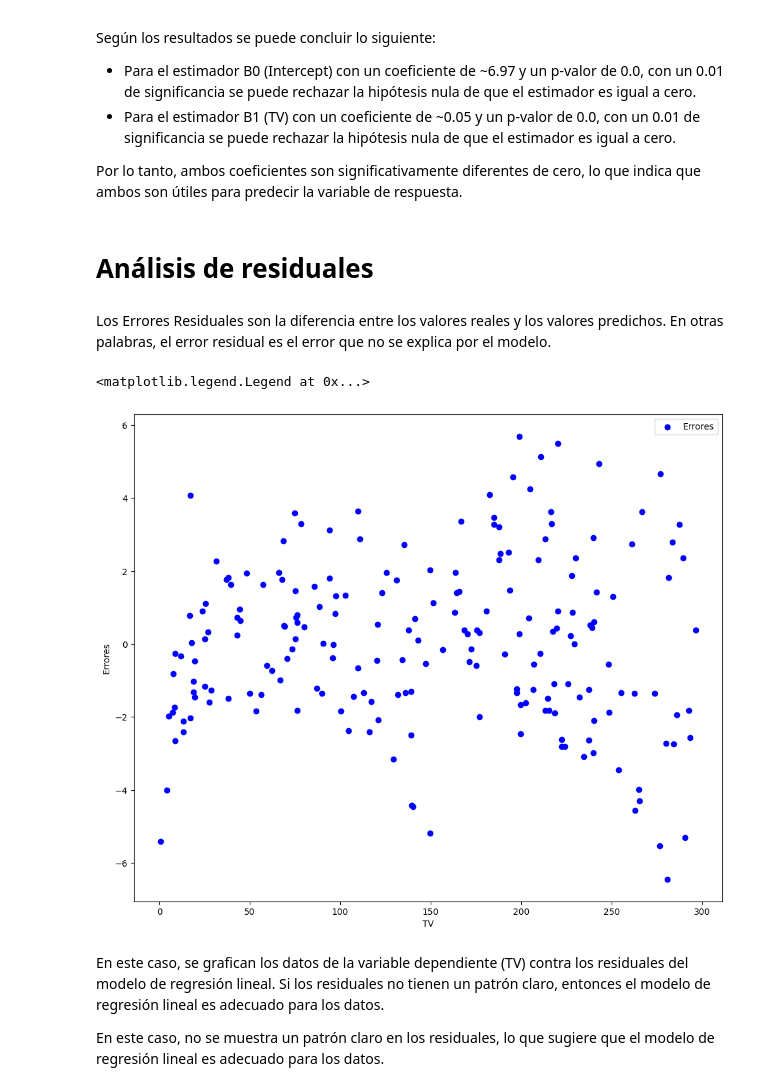
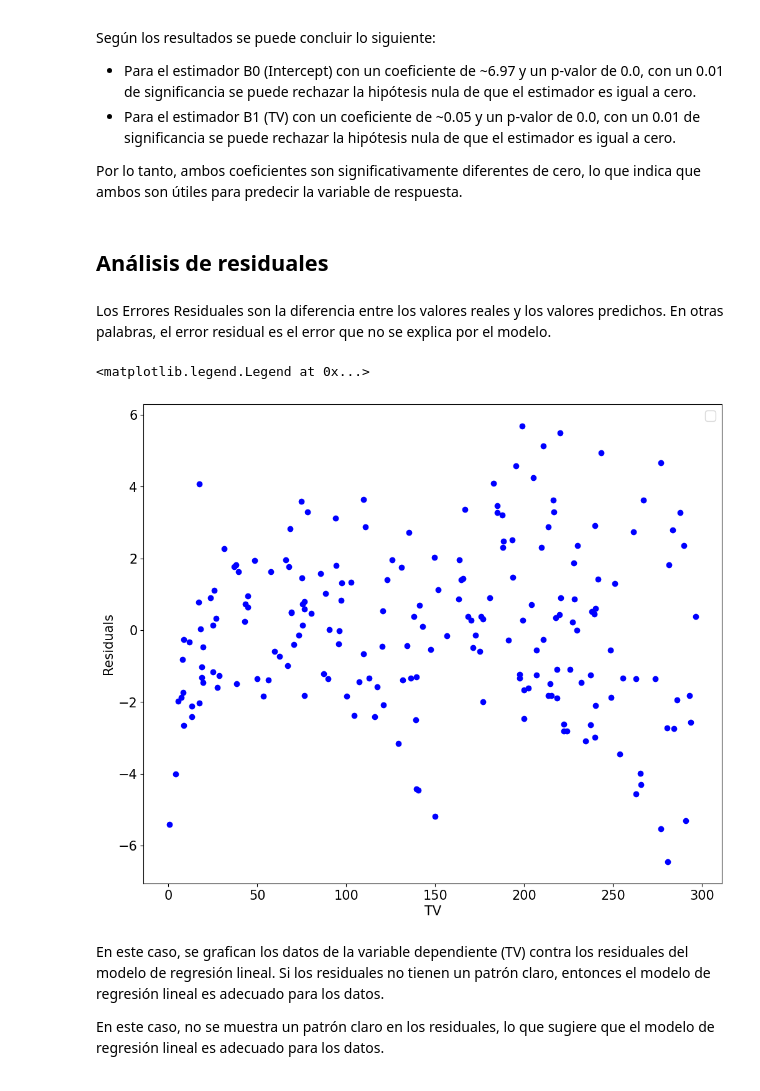
Before and after one commit to gabalvarezmc/AnalisisDatos_T2, a Jupyter notebook: 02-CalculoRegresion.ipynb, the cells around one changed output. Cells and saved outputs as stored; diff of their text form; code cells hidden in the pictures.

```diff
--- a/02-CalculoRegresion.ipynb
+++ b/02-CalculoRegresion.ipynb
@@ -9,3 +12,7 @@ import matplotlib.pyplot as plt
+# %%
+matplotlib.rc('xtick', labelsize=15)
+matplotlib.rc('ytick', labelsize=15)
+matplotlib.rcParams.update({'font.size': 15})
 # %%
 data = pd.read_csv("advertising.csv")
 data
@@ -144,20 +156,20 @@ Según los resultados se puede concluir lo siguiente:
 
 Por lo tanto, ambos coeficientes son significativamente diferentes de cero, lo que indica que ambos son útiles para predecir la variable de respuesta.
 # %% [markdown]
-# Análisis de residuales
+## Análisis de residuales
 # %% [markdown]
 Los Errores Residuales son la diferencia entre los valores reales y los valores predichos. En otras palabras, el error residual es el error que no se explica por el modelo.
 # %%
 # Linealidad: Errores deben comportarse de forma aleatoria
 data['errors'] = data['Sales'] - data['sales_prediction']
 fig, ax = plt.subplots(1, 1, figsize = (12, 10))
-ax.scatter(data['TV'], data['errors'], c = 'blue', label = 'Errores')
+ax.scatter(data['TV'], data['errors'], c = 'blue')
 ax.set_xlabel('TV')
-ax.set_ylabel('Errores')
+ax.set_ylabel('Residuals')
 ax.legend()
 # %% [output]
 <matplotlib.legend.Legend at 0x...>
-[figure, old version]
+[figure, new version]
 # %% [markdown]
 En este caso, se grafican los datos de la variable dependiente (TV) contra los residuales del modelo de regresión lineal. Si los residuales no tienen un patrón claro, entonces el modelo de regresión lineal es adecuado para los datos.
 
```
Also changed, not shown: parts of 11 cells of this notebook, 2 other files.
